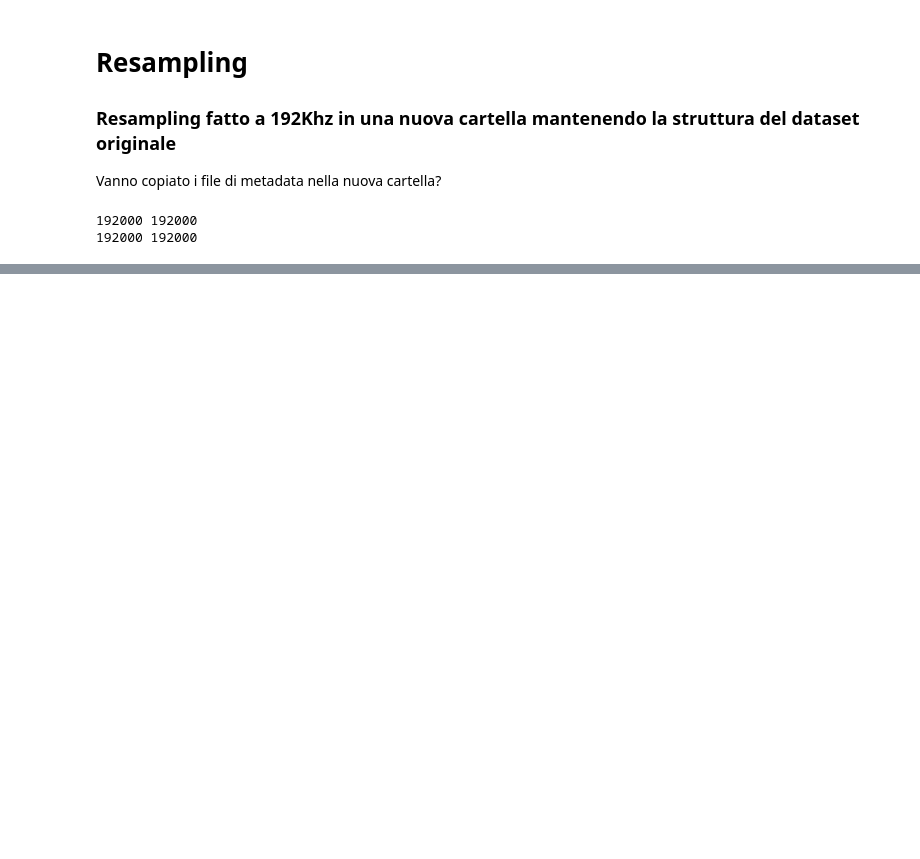
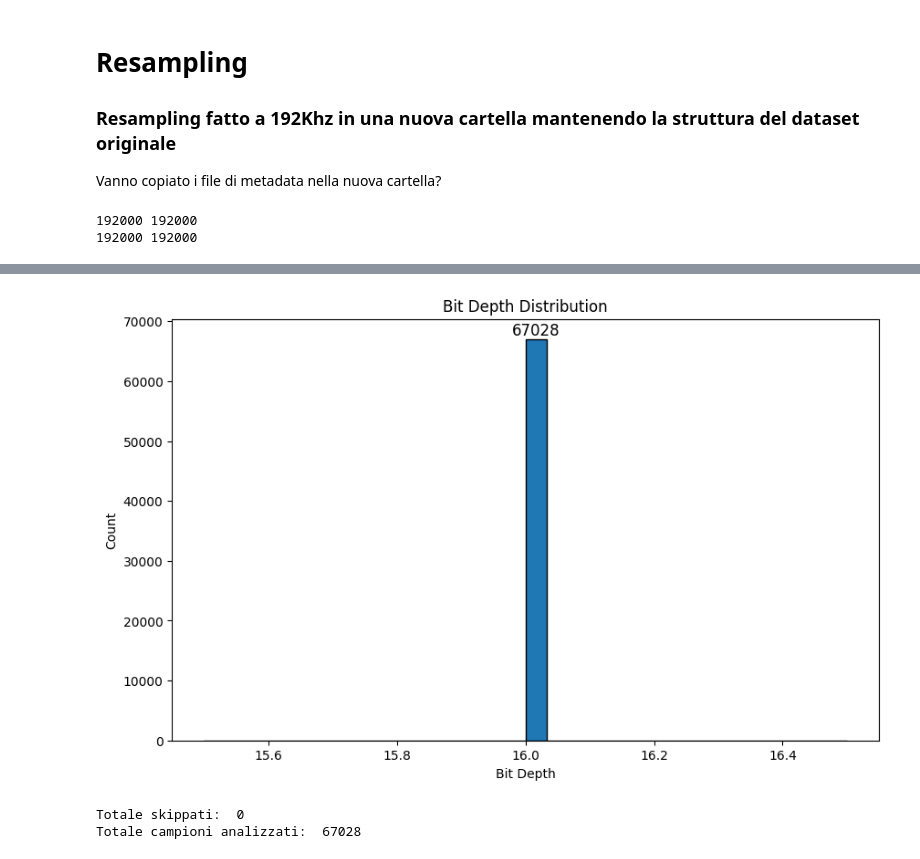
Before and after one commit to frenkmadda/UnderwaterSoundsClassification, a Jupyter notebook: preprocessing.ipynb, the cells around one changed output, grey strips where cells are left out. Drawn from its saved outputs; the diff is of its cells as text; code cells hidden in the pictures; blank space fills up the shorter version.

```diff
--- a/preprocessing.ipynb
+++ b/preprocessing.ipynb
@@ -63,0 +158,7 @@ print(min, max)
+# %%
+audio_files = utils.get_audio_files('resampled/df_paths.csv')
+analyze_and_plot_bit_depth(audio_files)
+# %% [output]
+[figure, added]
+Totale skippati:  0
+Totale campioni analizzati:  67028
```
Also changed, not shown: parts of 6 cells of this notebook.
